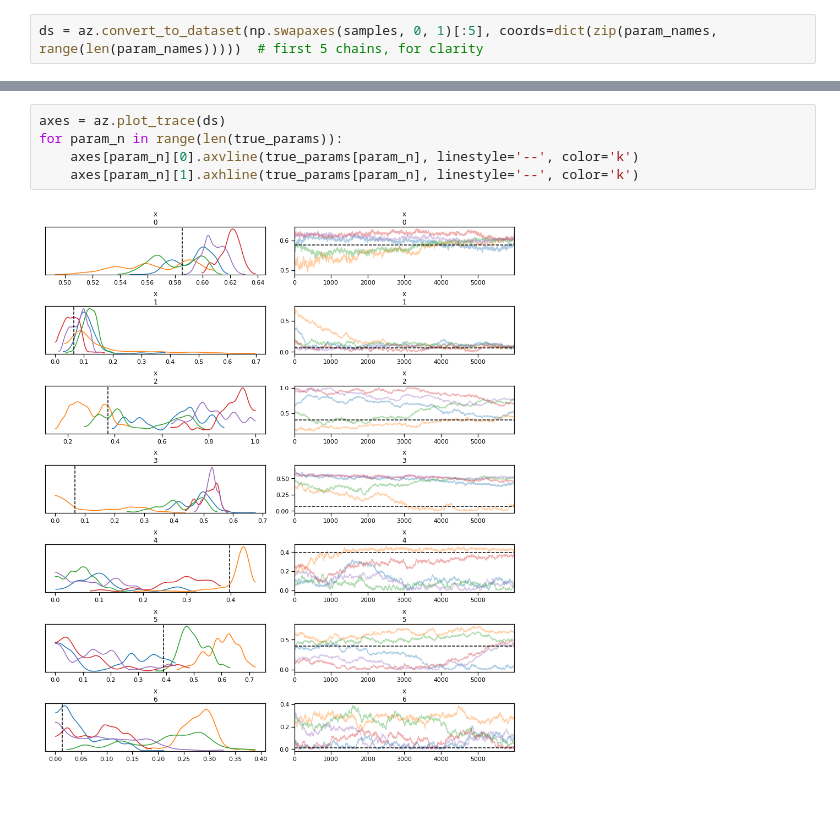
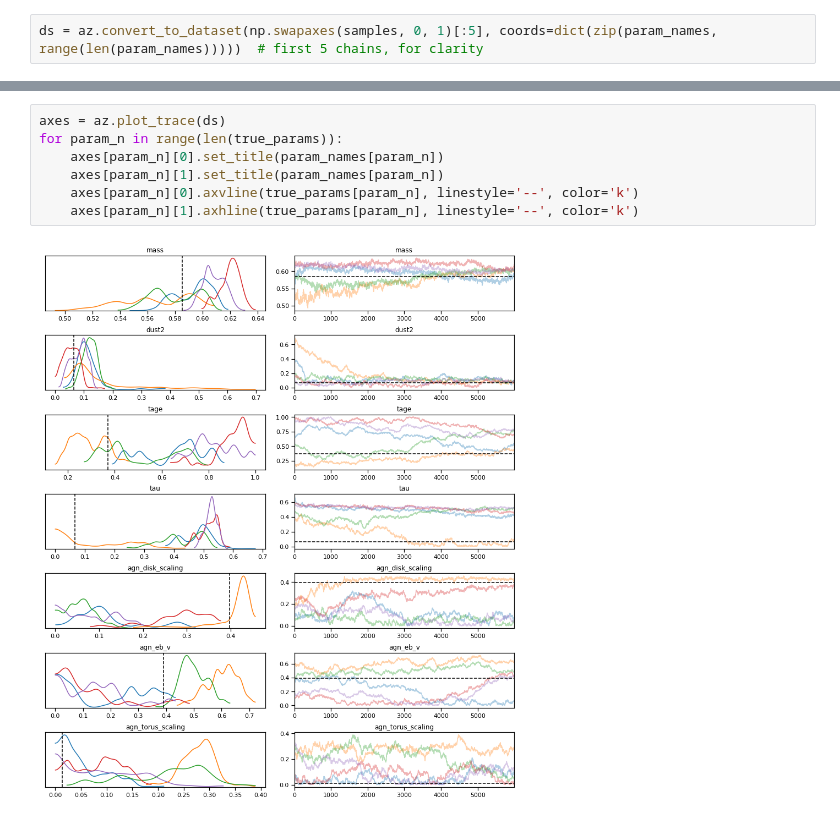
Before and after one commit to mwalmsley/agnfinder, a Jupyter notebook: notebooks/inference/compare_chains.ipynb, the cells around one changed output, grey strips where cells are left out. Saved outputs shown, nothing was run; the diff lists cells and outputs as text.

```diff
--- a/notebooks/inference/compare_chains.ipynb
+++ b/notebooks/inference/compare_chains.ipynb
@@ -138,7 +97,9 @@ plot_trace(data, var_names=None, coords=None, divergences='bottom', figsize=None
 # %%
 axes = az.plot_trace(ds)
 for param_n in range(len(true_params)):
+    axes[param_n][0].set_title(param_names[param_n])
+    axes[param_n][1].set_title(param_names[param_n])
     axes[param_n][0].axvline(true_params[param_n], linestyle='--', color='k')
     axes[param_n][1].axhline(true_params[param_n], linestyle='--', color='k')
 # %% [output]
-[figure, old version]
+[figure, new version]
```
Also changed, not shown: parts of 7 cells of this notebook, 3 other files.
